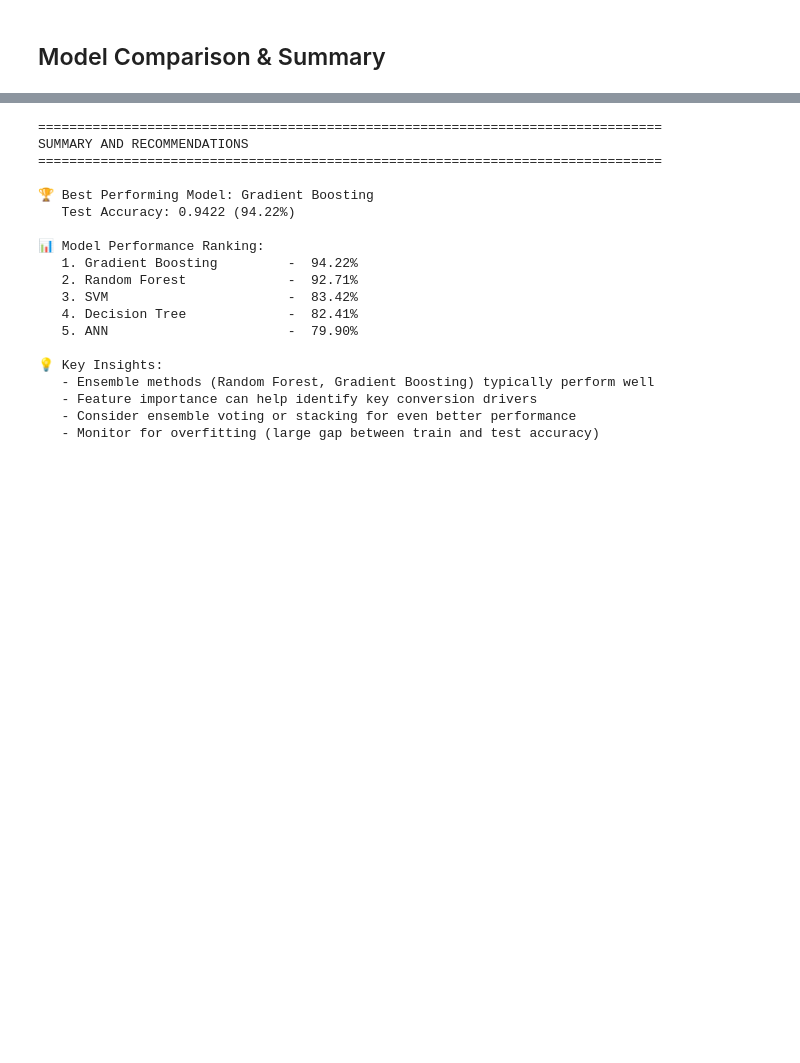
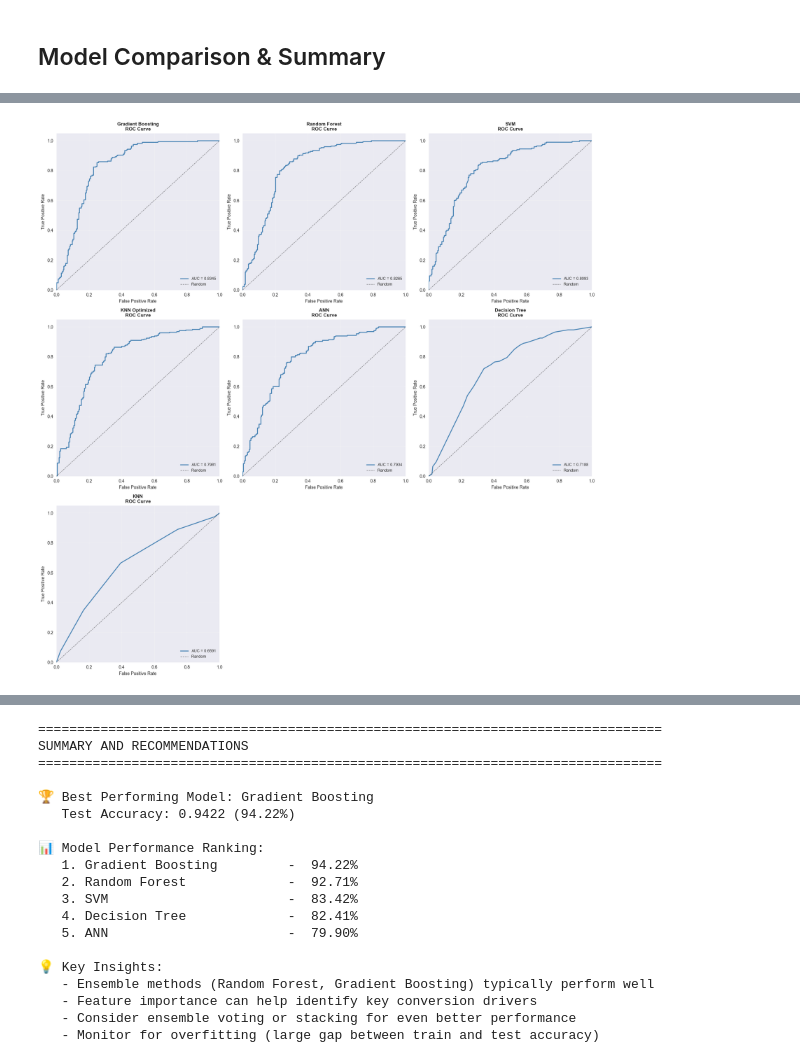
Before and after one commit to M7zain/marketing, a Jupyter notebook: project.ipynb, the cells around one changed output, grey strips where cells are left out. Cells and saved outputs as stored; diff of their text form; code cells hidden in the pictures; blank space fills up the shorter version.

```diff
--- a/project.ipynb
+++ b/project.ipynb
@@ -1958,3 +2295,38 @@ Gradient Boosting   0.7739    0.7778 0.7700   0.7739
+# %%
+# Individual ROC curves in subplots (if you want to see them separately)
+n_models = len(roc_data)
+n_cols = 3
+n_rows = (n_models + n_cols - 1) // n_cols
+
+fig, axes = plt.subplots(n_rows, n_cols, figsize=(18, 6*n_rows))
+if n_rows == 1:
+    axes = axes.reshape(1, -1)
+axes = axes.flatten()
+
+for idx, (model_name, data) in enumerate(sorted(roc_data.items(), key=lambda x: x[1]['auc'], reverse=True)):
+    ax = axes[idx]
+
+    # Plot ROC curve
+    ax.plot(data['fpr'], data['tpr'], linewidth=2,
+            label=f'AUC = {data["auc"]:.4f}', color='steelblue')
+    ax.plot([0, 1], [0, 1], 'k--', linewidth=1, alpha=0.5, label='Random')
+
+    ax.set_xlim([0.0, 1.0])
+    ax.set_ylim([0.0, 1.05])
+    ax.set_xlabel('False Positive Rate', fontsize=10)
+    ax.set_ylabel('True Positive Rate', fontsize=10)
+    ax.set_title(f'{model_name}\nROC Curve', fontsize=11, fontweight='bold')
+    ax.legend(loc="lower right", fontsize=9)
+    ax.grid(True, alpha=0.3)
+
+# Hide extra subplots
+for idx in range(len(roc_data), len(axes)):
+    axes[idx].axis('off')
+
+plt.tight_layout()
+plt.show()
+# %% [output]
+[figure, added]
 # %%
 # Visualize model comparison
 fig, axes = plt.subplots(2, 2, figsize=(16, 12))
```
Also changed, not shown: parts of 22 cells of this notebook.
